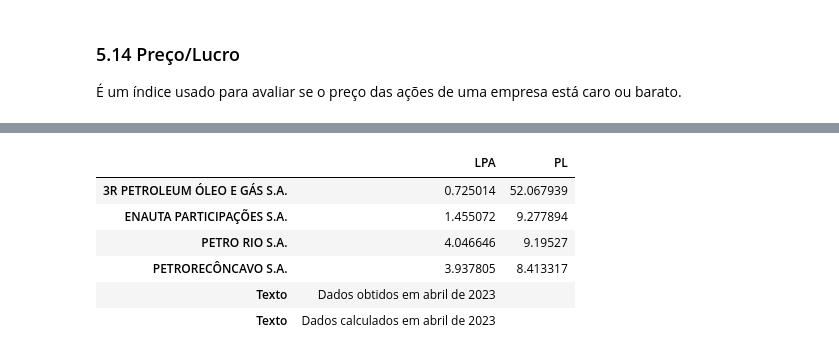
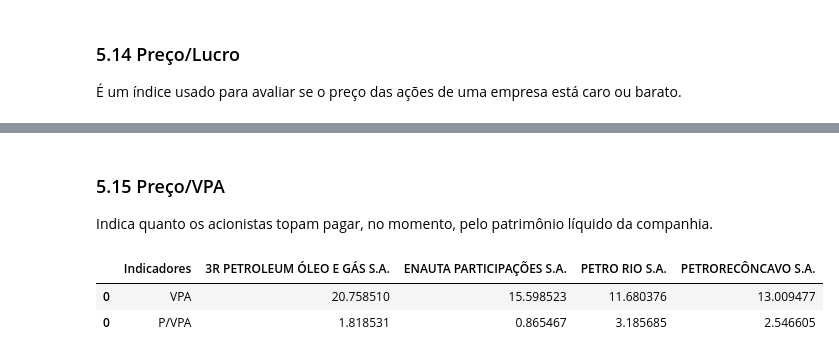
Before and after one commit to Wsouza36/Ciencia-de-Dados---PUC, a Jupyter notebook: MVP_CD_Análise_Financeira.ipynb, the cells around one changed output, grey strips where cells are left out. Saved outputs shown, nothing was run; the diff lists cells and outputs as text; code cells hidden in the pictures.

```diff
--- a/MVP_CD_Análise_Financeira.ipynb
+++ b/MVP_CD_Análise_Financeira.ipynb
@@ -1451,49 +1435,21 @@ df_lp
-# %%
-#Lucro por ação
-
-
-LPA = pd.DataFrame()
-
-for i in range(0,n_empresas):
-  LPA_ = pd.Series(df_dre.loc[lista_de_empresas[i],:].loc['Atribuído a Sócios da Empresa Controladora'].iloc[-1,0])
-  LPA = pd.concat([LPA, LPA_], axis=1)
-LPA.columns = lista_de_empresas
-
-
-LPA = LPA/n_acoes
-
-#Preço/Lucro
-
-PL = df.iloc[-1]/LPA
-
-LPA['Indicadores']='LPA'
-PL['Indicadores']='PL'
-df_lp = pd.concat([LPA,PL], ignore_index=True)
-df_lp = df_lp.T
-
-# Define a primeira linha como o nome dos DataFrames
-df_lp.columns = df_lp.loc['Indicadores', :]
-df_lp = df_lp.drop('Indicadores')
-
-# Define o nome da coluna
-df_lp.index.name = 'Empresas'
-
-# Adiciona uma nova linha com o texto desejado
-novo_texto = pd.DataFrame({'LPA': ['Dados obtidos em abril de 2023'], 'PL': ['']}, index=['Texto'])
-
-# Adiciona uma nova linha com o texto desejado
-novo_texto2 = pd.DataFrame({'LPA': ['Dados calculados em abril de 2023'], 'PL': ['']}, index=['Texto'])
-
-# Concatena o texto ao DataFrame original
-df_lp = pd.concat([df_lp, novo_texto,novo_texto2 ], axis=0)
-
-
-df_lp
-# %% [output]
-|  | LPA | PL |
-| 3R PETROLEUM ÓLEO E GÁS S.A. | 0.725014 | 52.067939 |
-| ENAUTA PARTICIPAÇÕES S.A. | 1.455072 | 9.277894 |
-| PETRO RIO S.A. | 4.046646 | 9.19527 |
-| PETRORECÔNCAVO S.A. | 3.937805 | 8.413317 |
-| Texto | Dados obtidos em abril de 2023 |  |
-| Texto | Dados calculados em abril de 2023 |  |
+# %% [markdown]
+### 5.15 Preço/VPA
+
+Indica quanto os acionistas topam pagar, no momento, pelo patrimônio líquido da companhia.
+# %%
+vpa = pl_ajustado/n_acoes
+
+
+#P/VPA
+
+pvpa = cotacao.iloc[-1]/vpa
+
+vpa['Indicadores']='VPA'
+pvpa['Indicadores']='P/VPA'
+df_vpa = pd.concat([vpa,pvpa])
+df_vpa = df_vpa.reindex(columns=['Indicadores'] + list(df_vpa.columns[:-1]))
+df_vpa
+# %% [output]
+|  | Indicadores | 3R PETROLEUM ÓLEO E GÁS S.A. | ENAUTA PARTICIPAÇÕES S.A. | PETRO RIO S.A. | PETRORECÔNCAVO S.A. |
+| 0 | VPA | 20.758510 | 15.598523 | 11.680376 | 13.009477 |
+| 0 | P/VPA | 1.818531 | 0.865467 | 3.185685 | 2.546605 |
```
Also changed, not shown: parts of 18 cells of this notebook.
